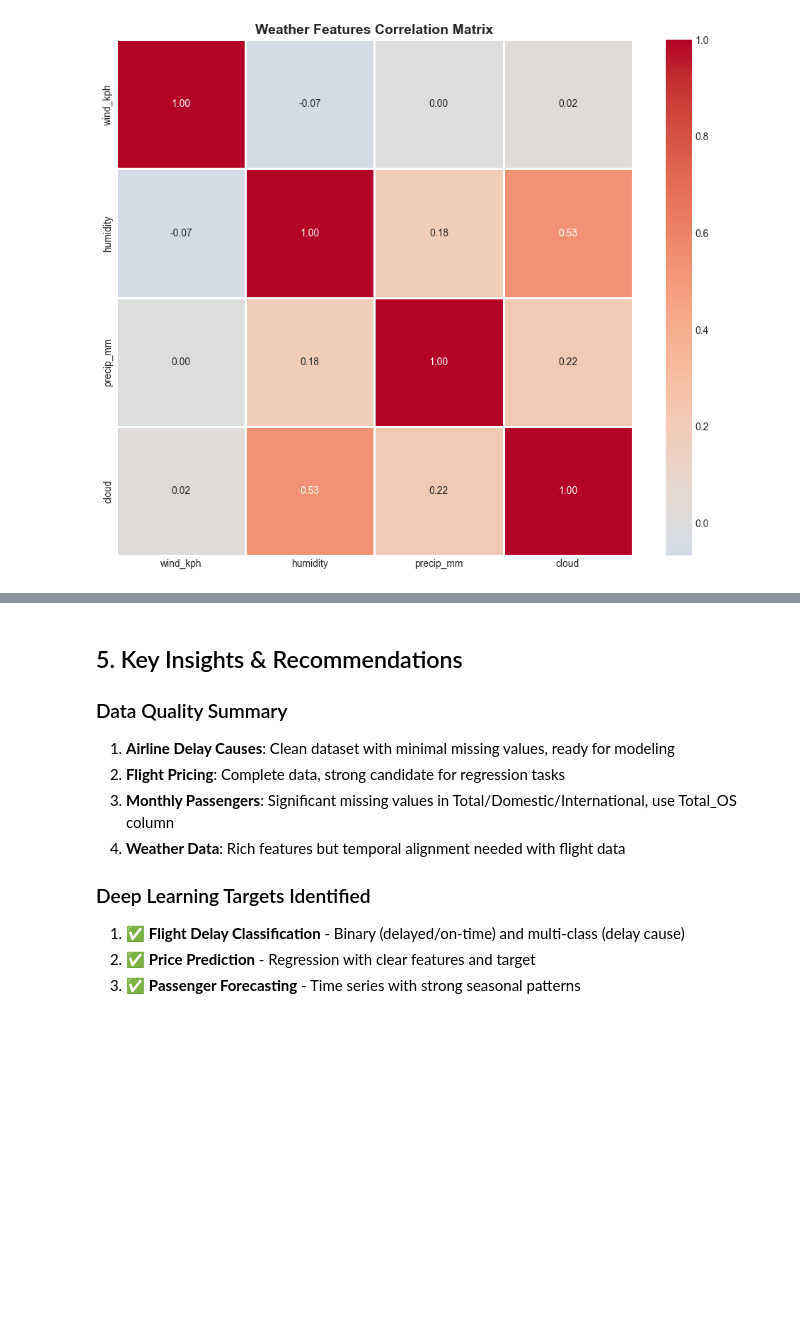
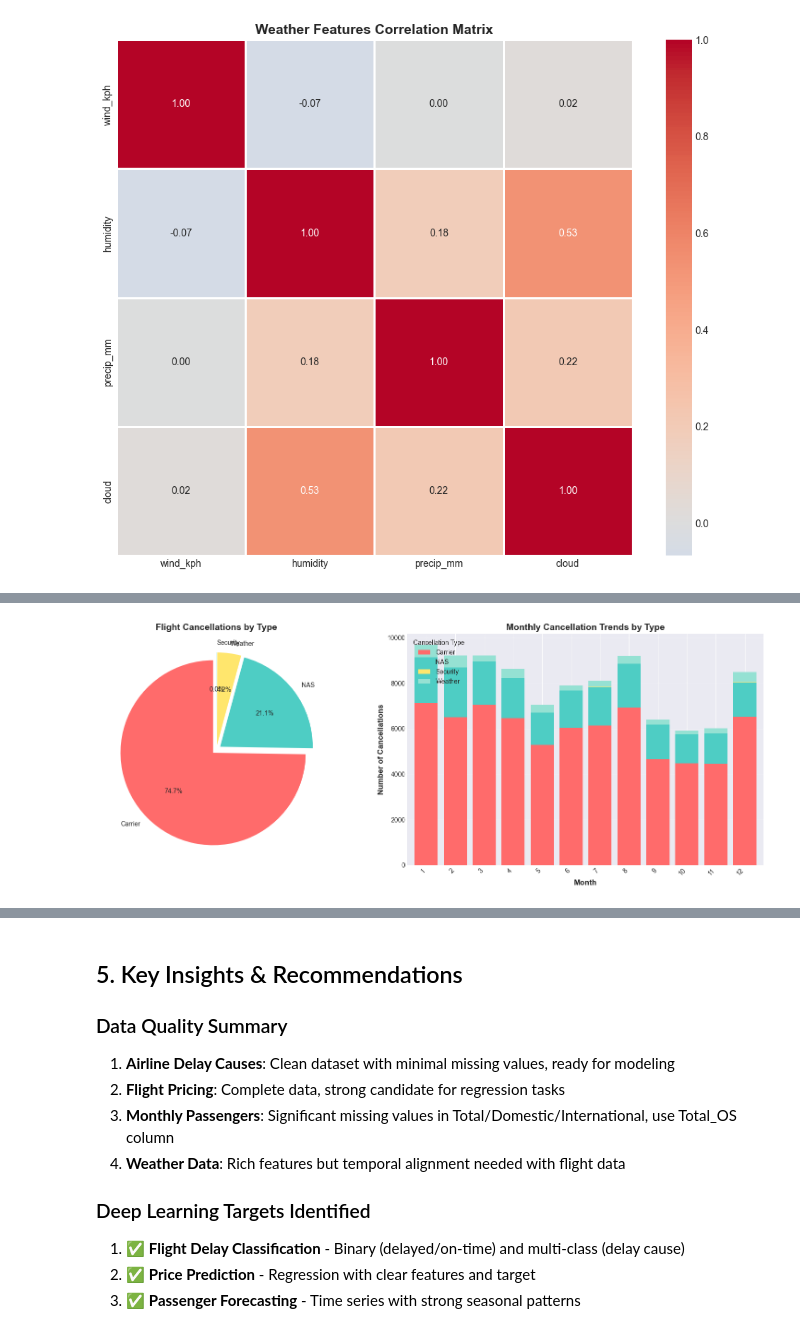
Before and after one commit to Kaustab2003/deep_learning_models, a Jupyter notebook: 01_data_exploration.ipynb, the cells around one changed output, grey strips where cells are left out. Drawn from its saved outputs; the diff is of its cells as text; code cells hidden in the pictures; blank space fills up the shorter version.

Commit message:
Complete AirFly Insights: Add route delays, cancellation analysis, Streamlit dashboard, and executive report

```diff
--- a/01_data_exploration.ipynb
+++ b/01_data_exploration.ipynb
@@ -695,0 +785,93 @@ else:
+# %%
+# Analyze cancellation types: Carrier, Weather, NAS, Security
+if 'arr_cancelled' in df_delays.columns or 'cancelled' in df_delays.columns:
+    cancel_col = 'arr_cancelled' if 'arr_cancelled' in df_delays.columns else 'cancelled'
+
+    # Create cancellation type column based on delay causes
+    df_delays['cancellation_type'] = 'Not Cancelled'
+
+    # Identify cancellation causes (flight cancelled with highest delay type)
+    cancelled_flights = df_delays[df_delays[cancel_col] > 0].copy()
+
+    if len(cancelled_flights) > 0:
+        delay_cols = ['carrier_delay', 'weather_delay', 'nas_delay', 'security_delay']
+        available_delay_cols = [col for col in delay_cols if col in cancelled_flights.columns]
+
+        if available_delay_cols:
+            # Assign cancellation type based on dominant delay cause
+            for idx, row in cancelled_flights.iterrows():
+                delays = {col: row[col] if pd.notna(row[col]) else 0 for col in available_delay_cols}
+                max_delay_type = max(delays, key=delays.get)
+
+                if max_delay_type == 'carrier_delay':
+                    df_delays.at[idx, 'cancellation_type'] = 'Carrier'
+                elif max_delay_type == 'weather_delay':
+                    df_delays.at[idx, 'cancellation_type'] = 'Weather'
+                elif max_delay_type == 'nas_delay':
+                    df_delays.at[idx, 'cancellation_type'] = 'NAS'
+                elif max_delay_type == 'security_delay':
+                    df_delays.at[idx, 'cancellation_type'] = 'Security'
+
+            # Count cancellations by type
+            cancellation_counts = df_delays[df_delays[cancel_col] > 0]['cancellation_type'].value_counts()
+
+            # Visualization 1: Pie chart of cancellation types
+            fig, (ax1, ax2) = plt.subplots(1, 2, figsize=(16, 6))
+
+            colors = ['#FF6B6B', '#4ECDC4', '#FFE66D', '#95E1D3']
+            ax1.pie(cancellation_counts.values, labels=cancellation_counts.index, autopct='%1.1f%%',
+                   colors=colors, startangle=90, explode=[0.05]*len(cancellation_counts))
+            ax1.set_title('Flight Cancellations by Type', fontsize=14, fontweight='bold')
+
+            # Visualization 2: Monthly cancellation trends by type
+            if 'month' in df_delays.columns or 'Month' in df_delays.columns:
+                month_col = 'month' if 'month' in df_delays.columns else 'Month'
+
+                cancelled_by_month = df_delays[df_delays[cancel_col] > 0].groupby(
+                    [month_col, 'cancellation_type']
+                ).size().reset_index(name='count')
+
+                # Pivot for plotting
+                pivot_cancel = cancelled_by_month.pivot(index=month_col,
+                                                        columns='cancellation_type',
+                                                        values='count').fillna(0)
+
+                pivot_cancel.plot(kind='bar', stacked=True, ax=ax2, color=colors, width=0.8)
+                ax2.set_xlabel('Month', fontsize=12, fontweight='bold')
+                ax2.set_ylabel('Number of Cancellations', fontsize=12, fontweight='bold')
+                ax2.set_title('Monthly Cancellation Trends by Type', fontsize=14, fontweight='bold')
+                ax2.legend(title='Cancellation Type', loc='upper left', fontsize=10)
+                ax2.grid(axis='y', alpha=0.3)
+
+                # Rotate x-axis labels
+                ax2.set_xticklabels(ax2.get_xticklabels(), rotation=45, ha='right')
+
+            plt.tight_layout()
+            plt.show()
+
+            # Statistics
+            total_cancelled = len(cancelled_flights)
+            total_flights = len(df_delays)
+
+            print("\n✈️ Cancellation Analysis:")
+            print(f"  Total Flights: {total_flights:,}")
+            print(f"  Total Cancelled: {total_cancelled:,} ({total_cancelled/total_flights*100:.2f}%)")
+            print(f"\n  Cancellation Breakdown:")
+            for cancel_type, count in cancellation_counts.items():
+                print(f"    {cancel_type}: {count:,} ({count/total_cancelled*100:.1f}%)")
+
+            # Peak cancellation month
+            if 'month' in df_delays.columns or 'Month' in df_delays.columns:
+                month_col = 'month' if 'month' in df_delays.columns else 'Month'
+                monthly_cancellations = df_delays[df_delays[cancel_col] > 0].groupby(month_col).size()
+                peak_month = monthly_cancellations.idxmax()
+                print(f"\n  Peak Cancellation Month: {peak_month} ({monthly_cancellations.max():,} cancellations)")
+        else:
+            print("⚠️ Delay cause columns not found for cancellation analysis")
+    else:
+        print("⚠️ No cancelled flights found in dataset")
+else:
+    print("⚠️ Cancellation column not found in dataset")
+    print(f"Available columns: {df_delays.columns.tolist()[:15]}...")
+# %% [output]
+[figure, added]
```
Also changed, not shown: parts of 6 cells of this notebook, 4 other files.
